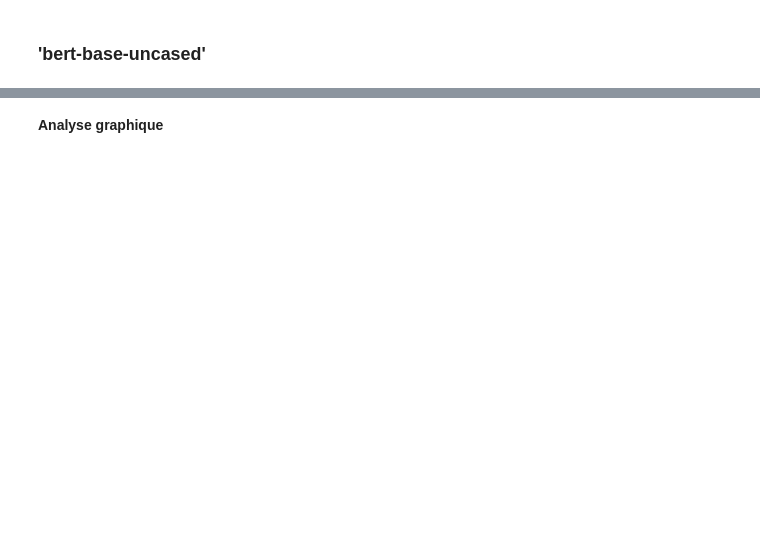
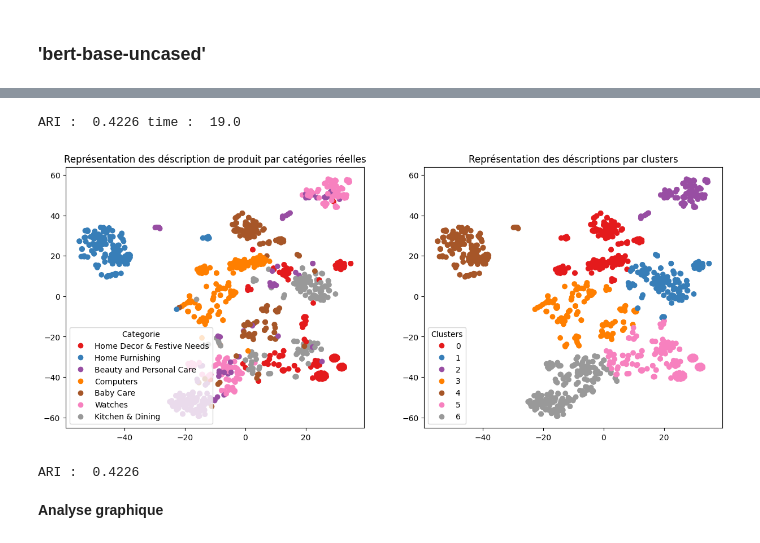
Before and after one commit to MarkoBrie/Image-Classification-with-CNN-and-data-augmentation, a Jupyter notebook: 1_EDA_Texte.ipynb, the cells around one changed output, grey strips where cells are left out. Saved outputs shown, nothing was run; the diff lists cells and outputs as text; code cells hidden in the pictures; blank space fills up the shorter version.

```diff
--- a/1_EDA_Texte.ipynb
+++ b/1_EDA_Texte.ipynb
@@ -881,27 +980,34 @@ embed = hub.load("https://tfhub.dev/google/universal-sentence-encoder/4")
 # %%
 def feature_USE_fct(sentences, b_size) :
     batch_size = b_size
     time1 = time.time()
 
     for step in range(len(sentences)//batch_size) :
         idx = step*batch_size
         feat = embed(sentences[idx:idx+batch_size])
 
         if step ==0 :
             features = feat
         else :
             features = np.concatenate((features,feat))
 
     time2 = np.round(time.time() - time1,0)
     return features
 
 batch_size = 10
 #sentences = data_T['sentence_dl'].to_list()
 
 features_USE = feature_USE_fct(sentences, batch_size)
 
 ARI, X_tsne, labels = ARI_fct(features_USE)
 
+new_row = ['6 USE Universal Sentence Encoder', ARI]
+methods_ARI.loc[len(methods_ARI)] = new_row
+
 TSNE_visu_fct(X_tsne, y_cat_num, labels, ARI)
+# %% [output]
+ARI :  0.4226 time :  19.0
+[figure, added]
+ARI :  0.4226
 # %% [markdown]
 **Analyse graphique**
```
Also changed, not shown: parts of 45 cells of this notebook.
